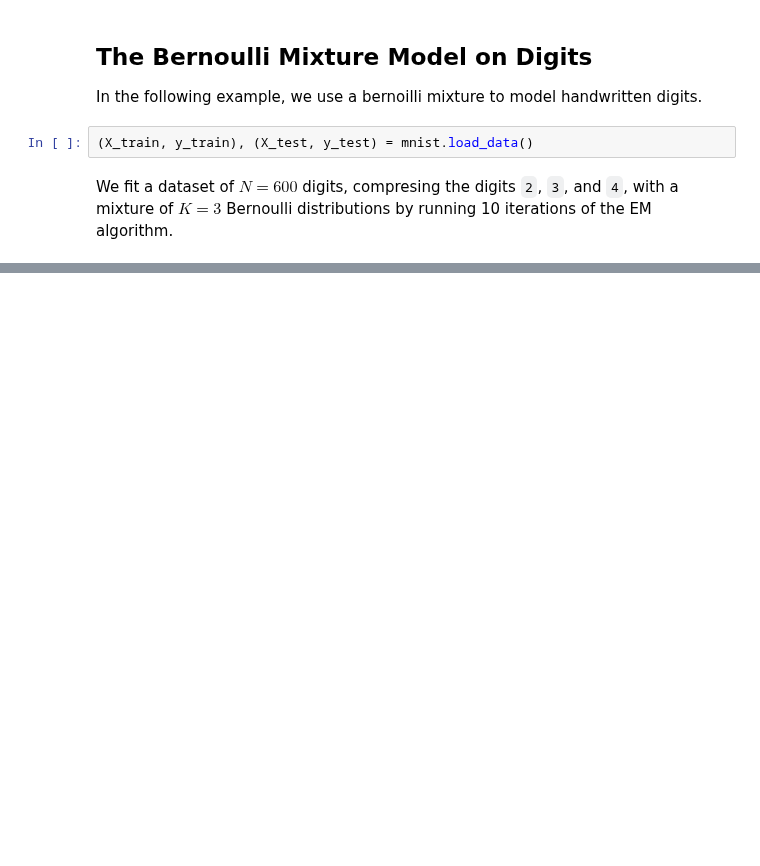
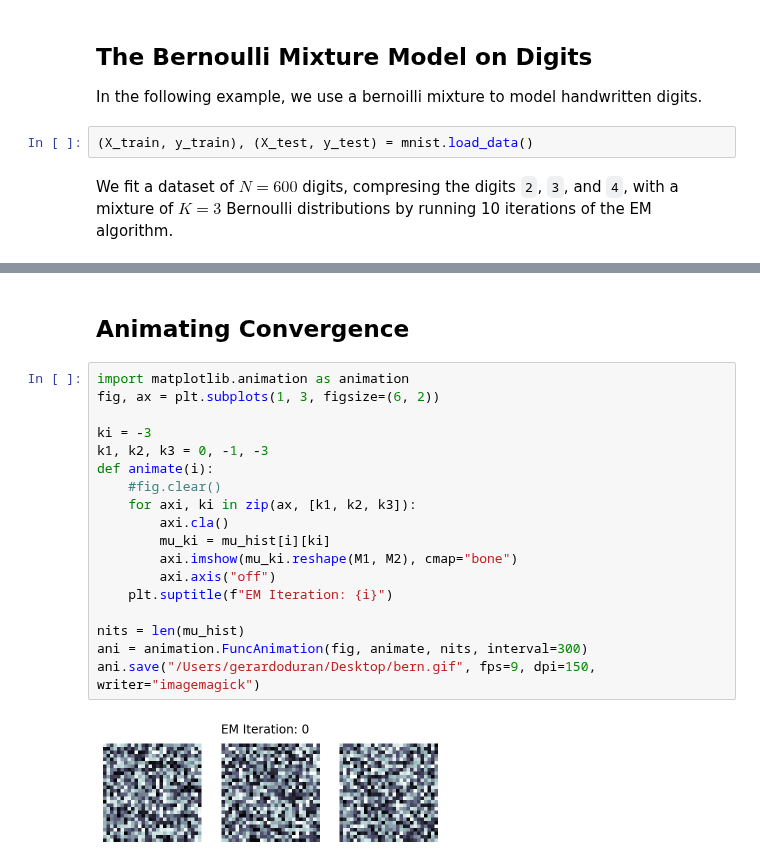
Before and after one commit to gerdm/prml, a Jupyter notebook: chapter9/mixture-of-bernoulli.ipynb, the cells around one changed output, grey strips where cells are left out. Drawn from its saved outputs; the diff is of its cells as text; blank space fills up the shorter version.

```diff
--- a/chapter9/mixture-of-bernoulli.ipynb
+++ b/chapter9/mixture-of-bernoulli.ipynb
@@ -73,0 +133,22 @@ for axi, ix in zip(ax, show_ix):
+# %% [markdown]
+## Animating Convergence
+# %%
+import matplotlib.animation as animation
+fig, ax = plt.subplots(1, 3, figsize=(6, 2))
+
+ki = -3
+k1, k2, k3 = 0, -1, -3
+def animate(i):
+    #fig.clear()
+    for axi, ki in zip(ax, [k1, k2, k3]):
+        axi.cla()
+        mu_ki = mu_hist[i][ki]
+        axi.imshow(mu_ki.reshape(M1, M2), cmap="bone")
+        axi.axis("off")
+    plt.suptitle(f"EM Iteration: {i}")
+
+nits = len(mu_hist)
+ani = animation.FuncAnimation(fig, animate, nits, interval=300)
+ani.save("/Users/gerardoduran/Desktop/bern.gif", fps=9, dpi=150, writer="imagemagick")
+# %% [output]
+[figure, added]
```
Also changed, not shown: parts of 10 cells of this notebook.
